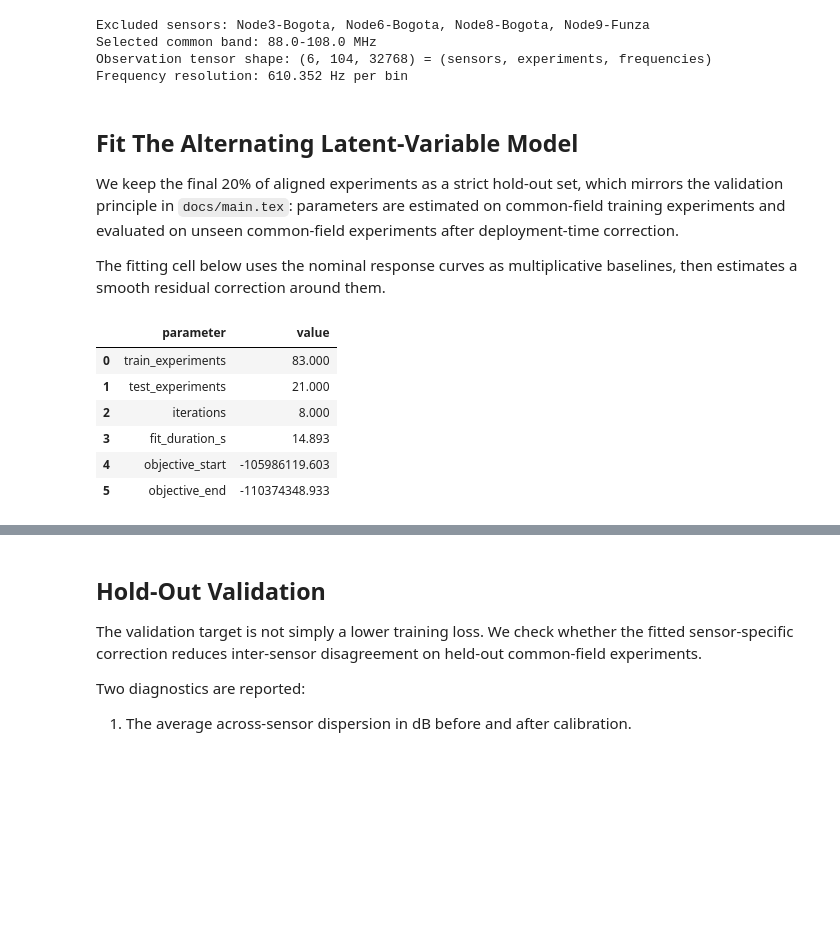
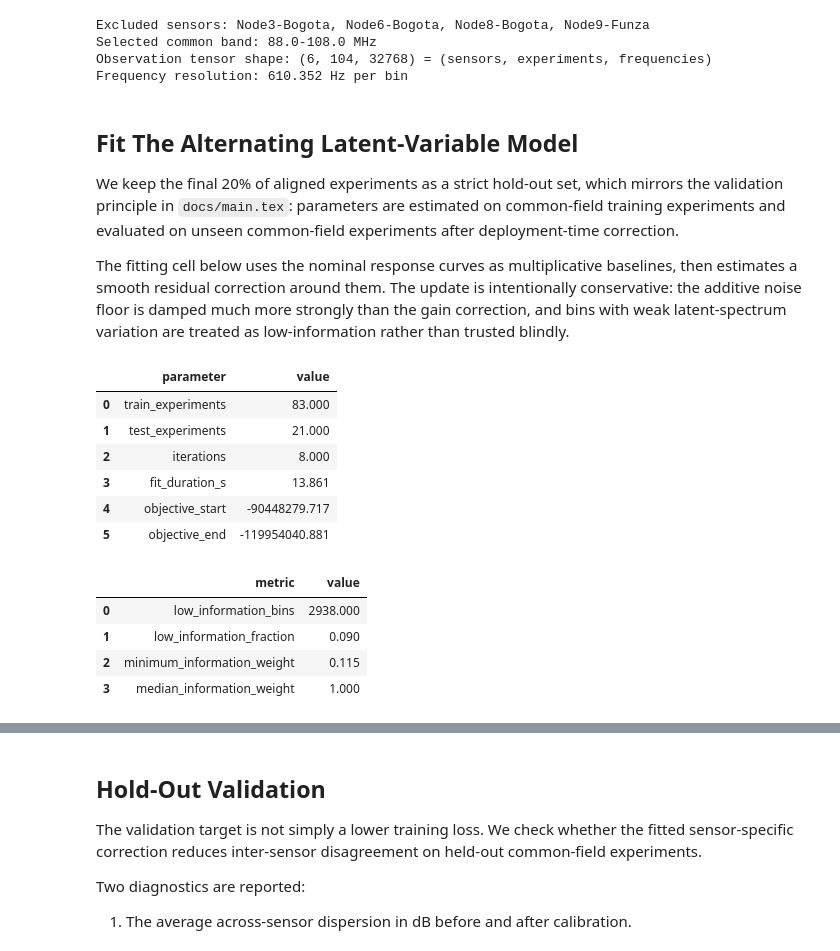
Before and after one commit to AlmondSund/MeasurementCalibration, a Jupyter notebook: notebooks/calibration.ipynb, the cells around one changed output, grey strips where cells are left out. Cells and saved outputs as stored; diff of their text form; code cells hidden in the pictures; blank space fills up the shorter version.

```diff
--- a/notebooks/calibration.ipynb
+++ b/notebooks/calibration.ipynb
@@ -30,7 +31,8 @@ from IPython.display import display
 def resolve_repo_root() -> Path:
     """Return the repository root regardless of the notebook launch directory."""
 
-    candidates = [Path.cwd().resolve(), Path.cwd().resolve().parent]
+    current = Path.cwd().resolve()
+    candidates = [current, *current.parents]
     for candidate in candidates:
         if (candidate / "measurement_calibration").exists() and (
             candidate / "data"
@@ -47,7 +49,7 @@ if str(REPO_ROOT) not in sys.path:
 
 # Reload the local calibration module so rerunning this cell picks up
 # edited function signatures without requiring a kernel restart.
-import measurement_calibration.spectral_calibration as spectral_calibration_module
+import measurement_calibration.spectral_calibration as spectral_calibration_module  # noqa: E402
 
 spectral_calibration_module = importlib.reload(spectral_calibration_module)
 apply_deployed_calibration = spectral_calibration_module.apply_deployed_calibration
@@ -56,6 +58,18 @@ fit_spectral_calibration = spectral_calibration_module.fit_spectral_calibration
 load_calibration_dataset = spectral_calibration_module.load_calibration_dataset
 make_holdout_split = spectral_calibration_module.make_holdout_split
 power_linear_to_db = spectral_calibration_module.power_linear_to_db
+
+
+def power_linear_to_plot_db(
+    power_linear: np.ndarray,
+    floor_power: float = 1.0e-18,
+) -> np.ndarray:
+    """Convert linear power to dB with a plotting floor below the solver floor."""
+
+    return 10.0 * np.log10(
+        np.clip(np.asarray(power_linear, dtype=np.float64), floor_power, None)
+    )
+
 
 plt.style.use("seaborn-v0_8-whitegrid")
 pd.options.display.float_format = "{:.3f}".format
@@ -135,7 +149,7 @@ Frequency resolution: 610.352 Hz per bin
 
 We keep the final 20% of aligned experiments as a strict hold-out set, which mirrors the validation principle in `docs/main.tex`: parameters are estimated on common-field training experiments and evaluated on unseen common-field experiments after deployment-time correction.
 
-The fitting cell below uses the nominal response curves as multiplicative baselines, then estimates a smooth residual correction around them.
+The fitting cell below uses the nominal response curves as multiplicative baselines, then estimates a smooth residual correction around them. The update is intentionally conservative: the additive noise floor is damped much more strongly than the gain correction, and bins with weak latent-spectrum variation are treated as low-information rather than trusted blindly.
 # %%
 train_indices, test_indices = make_holdout_split(
     n_experiments=dataset.observations_power.shape[1],
@@ -144,10 +158,14 @@ train_indices, test_indices = make_holdout_split(
 
 fit_config = {
     "n_iterations": 8,
-    "lambda_gain_smooth": 50.0,
-    "lambda_noise_smooth": 20.0,
-    "lambda_reliable_anchor": 0.5,
+    "lambda_gain_smooth": 120.0,
+    "lambda_noise_smooth": 180.0,
+    "lambda_gain_reference": 4.0,
+    "lambda_noise_reference": 60.0,
+    "lambda_reliable_anchor": 1.0,
     "reliable_weight_boost": 1.10,
+    "low_information_threshold_ratio": 0.10,
+    "low_information_weight": 0.05,
 }
 
 start_time = time.perf_counter()
@@ -163,36 +181,59 @@ result = fit_spectral_calibration(
 )
 fit_duration_s = time.perf_counter() - start_time
 
 fit_summary = pd.DataFrame(
     {
         "parameter": [
             "train_experiments",
             "test_experiments",
             "iterations",
             "fit_duration_s",
             "objective_start",
             "objective_end",
         ],
         "value": [
             int(train_indices.size),
             int(test_indices.size),
             fit_config["n_iterations"],
             fit_duration_s,
             float(result.objective_history[0]),
             float(result.objective_history[-1]),
         ],
     }
 )
 
+identifiability_summary = pd.DataFrame(
+    {
+        "metric": [
+            "low_information_bins",
+            "low_information_fraction",
+            "minimum_information_weight",
+            "median_information_weight",
+        ],
+        "value": [
+            int(np.sum(result.low_information_mask)),
+            float(np.mean(result.low_information_mask)),
+            float(np.min(result.information_weight)),
+            float(np.median(result.information_weight)),
+        ],
+    }
+)
+
 display(fit_summary)
+display(identifiability_summary)
 # %% [output]
 |  | parameter | value |
 | 0 | train_experiments | 83.000 |
 | 1 | test_experiments | 21.000 |
 | 2 | iterations | 8.000 |
-| 3 | fit_duration_s | 14.893 |
-| 4 | objective_start | -105986119.603 |
-| 5 | objective_end | -110374348.933 |
+| 3 | fit_duration_s | 13.861 |
+| 4 | objective_start | -90448279.717 |
+| 5 | objective_end | -119954040.881 |
+|  | metric | value |
+| 0 | low_information_bins | 2938.000 |
+| 1 | low_information_fraction | 0.090 |
+| 2 | minimum_information_weight | 0.115 |
+| 3 | median_information_weight | 1.000 |
 # %%
 plot_stride = max(1, dataset.frequency_hz.size // 1024)
 freq_mhz = dataset.frequency_hz[::plot_stride] / 1e6
```
Also changed, not shown: parts of 5 cells of this notebook, 2 other files.
